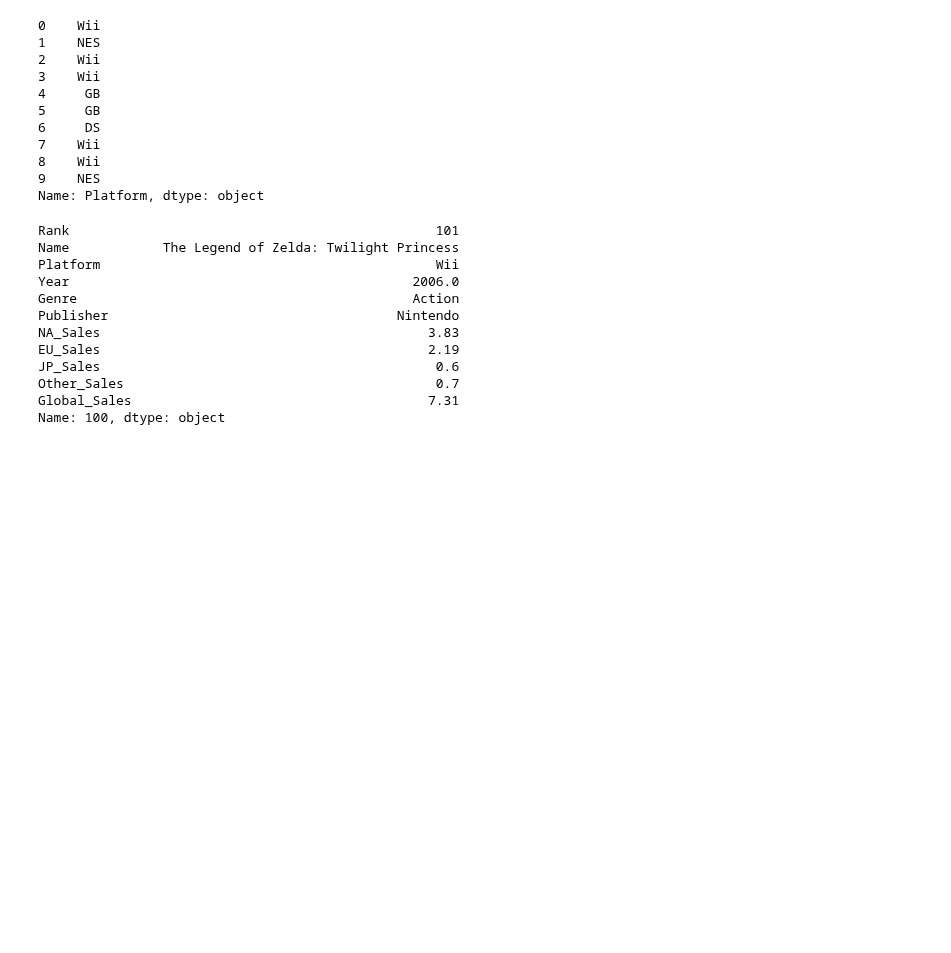
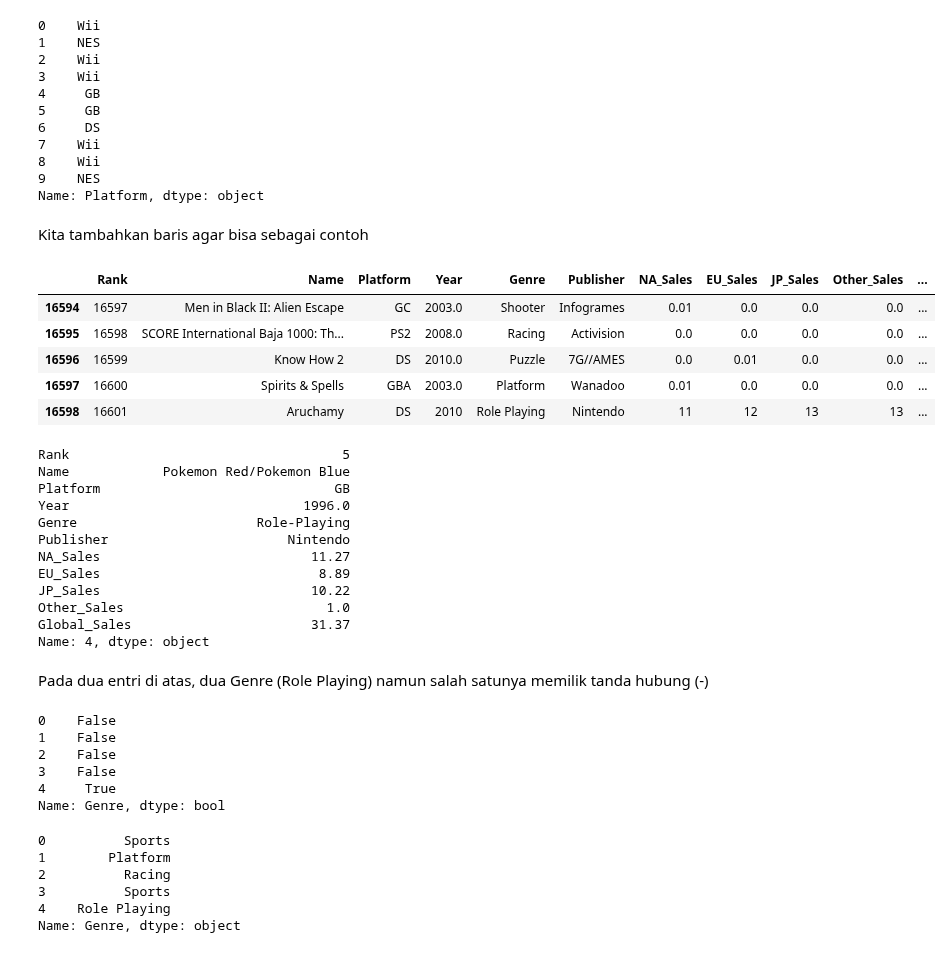
Before and after one commit to aricahyasaputra/data-sains-course-assigment-, a Jupyter notebook: Week 6/Tugas_6_Data_Sains.ipynb, the cells around one changed output. Saved outputs shown, nothing was run; the diff lists cells and outputs as text; code cells hidden in the pictures; blank space fills up the shorter version.

```diff
--- a/Week 6/Tugas_6_Data_Sains.ipynb
+++ b/Week 6/Tugas_6_Data_Sains.ipynb
@@ -280,3 +280,6 @@ df['Year'].isnull().sum() / len(df)
 Ini menghasilkan sekitar 1/100 nilai yang hilang, cost yang cukup kecil dampaknya untuk saat ini karena dapat melakukan perhitungan pada nilai valid yang tersisa:
 # %% [markdown]
 #Membersihkan Kolom dengan Kombinasi metode str dengan NumPy
+# %%
+df = pd.read_csv("https://raw.githubusercontent.com/aricahyasaputra/data-sains-course-assigment-/main/Week%206/vgsales.csv")
+df.head()
@@ -296,18 +306,57 @@ df['Platform'].head(10)
 8    Wii
 9    NES
 Name: Platform, dtype: object
+# %% [markdown]
+Kita tambahkan baris agar bisa sebagai contoh
+# %%
+df2 = {'Rank': '16601', 'Name': 'Aruchamy', 'Platform': 'DS', 'Year':'2010','Genre':'Role Playing', 'Publisher':'Nintendo', 'NA_Sales':'11', 'EU_Sales':'12','JP_Sales':'13','Other_Sales':'13', 'Global_Sales':'15'}
+
+df = df.append(df2, ignore_index = True)
+df.tail()
+# %% [output]
+|  | Rank | Name | Platform | Year | Genre | Publisher | NA_Sales | EU_Sales | JP_Sales | Other_Sales | ... |
+| 16594 | 16597 | Men in Black II: Alien Escape | GC | 2003.0 | Shooter | Infogrames | 0.01 | 0.0 | 0.0 | 0.0 | ... |
+| 16595 | 16598 | SCORE International Baja 1000: Th... | PS2 | 2008.0 | Racing | Activision | 0.0 | 0.0 | 0.0 | 0.0 | ... |
+| 16596 | 16599 | Know How 2 | DS | 2010.0 | Puzzle | 7G//AMES | 0.0 | 0.01 | 0.0 | 0.0 | ... |
+| 16597 | 16600 | Spirits & Spells | GBA | 2003.0 | Platform | Wanadoo | 0.01 | 0.0 | 0.0 | 0.0 | ... |
+| 16598 | 16601 | Aruchamy | DS | 2010 | Role Playing | Nintendo | 11 | 12 | 13 | 13 | ... |
 # %%
-df.loc[100]
+df.loc[4]
 # %% [output]
-Rank                                               101
-Name            The Legend of Zelda: Twilight Princess
-Platform                                           Wii
-Year                                            2006.0
-Genre                                           Action
-Publisher                                     Nintendo
-NA_Sales                                          3.83
-EU_Sales                                          2.19
-JP_Sales                                           0.6
-Other_Sales                                        0.7
-Global_Sales                                      7.31
-Name: 100, dtype: object
+Rank                                   5
+Name            Pokemon Red/Pokemon Blue
+Platform                              GB
+Year                              1996.0
+Genre                       Role-Playing
+Publisher                       Nintendo
+NA_Sales                           11.27
+EU_Sales                            8.89
+JP_Sales                           10.22
+Other_Sales                          1.0
+Global_Sales                       31.37
+Name: 4, dtype: object
+# %% [markdown]
+Pada dua entri di atas, dua Genre (Role Playing) namun salah satunya memilik tanda hubung (-)
+# %%
+# mendapatkan boolean mask
+
+pub = df['Genre']
+rolePlaying = pub.str.contains('Role-Playing')
+rolePlaying[:5]
+# %% [output]
+0    False
+1    False
+2    False
+3    False
+4     True
+Name: Genre, dtype: bool
+# %%
+df['Genre'] = np.where(rolePlaying, 'Role Playing', pub.str.replace('-', ' '))
+df['Genre'].head()
+# %% [output]
+0          Sports
+1        Platform
+2          Racing
+3          Sports
+4    Role Playing
+Name: Genre, dtype: object
```
Also changed, not shown: parts of 1 cell of this notebook.
